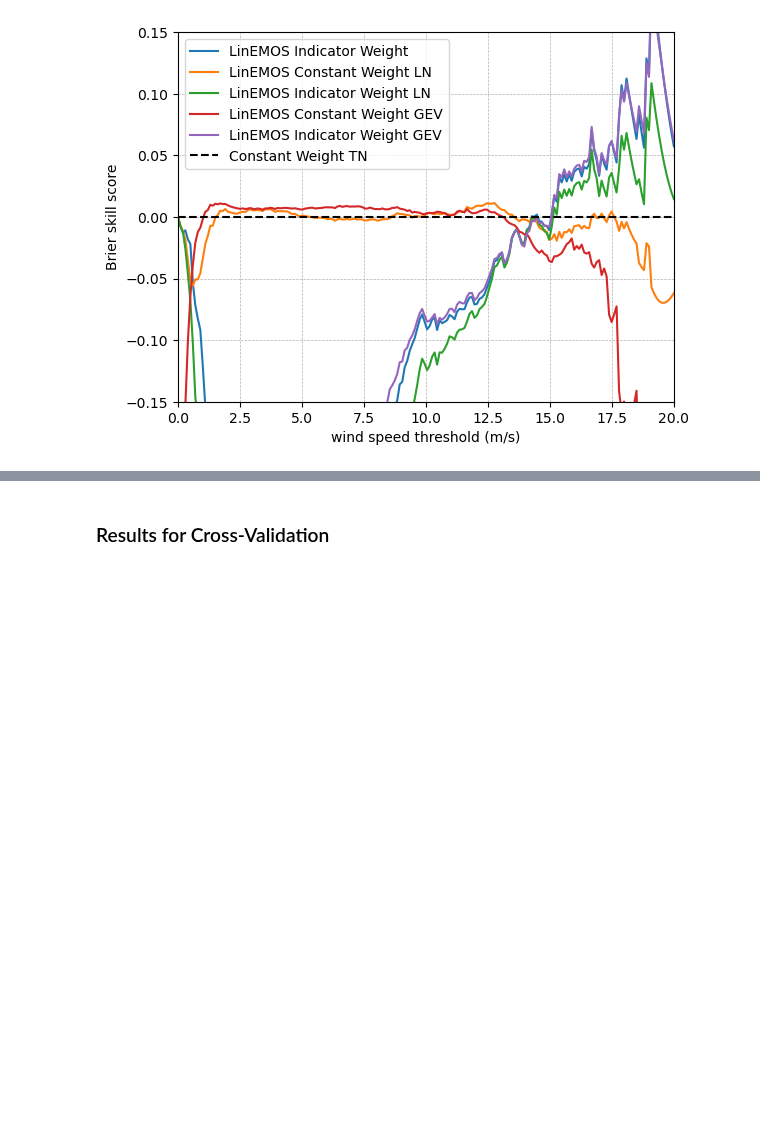
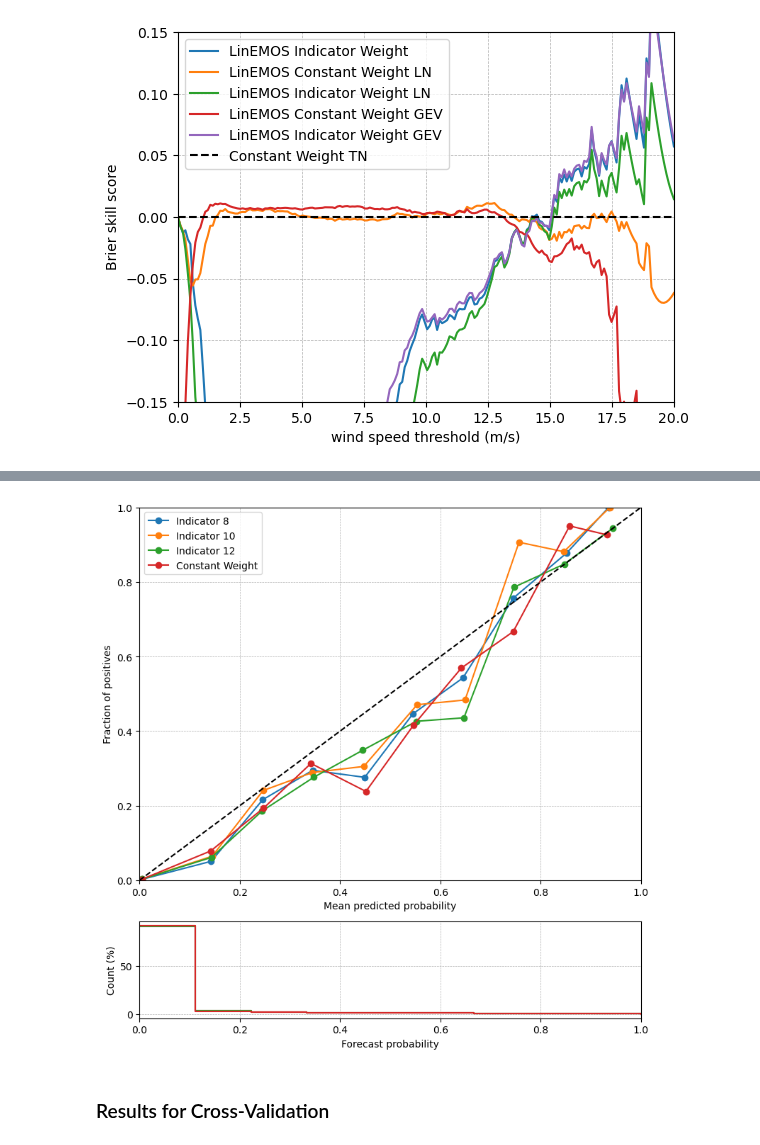
Before and after one commit to SimonHakvoort/thesiscode, a Jupyter notebook: src/visualization/experiments_figures.ipynb, the cells around one changed output, grey strips where cells are left out. Cells and saved outputs as stored; diff of their text form; code cells hidden in the pictures; blank space fills up the shorter version.

```diff
--- a/src/visualization/experiments_figures.ipynb
+++ b/src/visualization/experiments_figures.ipynb
@@ -527,3 +557,8 @@ make_brier_skill_plot(constant_weight_tn, linear_models_different_distribution,
+# %%
+t = 12
+make_reliability_and_sharpness(all_indicator_weight_models, test_data0, t=t, base_model=constant_weight_tn, base_model_name='Constant Weight')
+# %% [output]
+[figure, added]
 # %% [markdown]
 ### Results for Cross-Validation
 # %%
```
Also changed, not shown: parts of 8 cells of this notebook, 7 other files.
